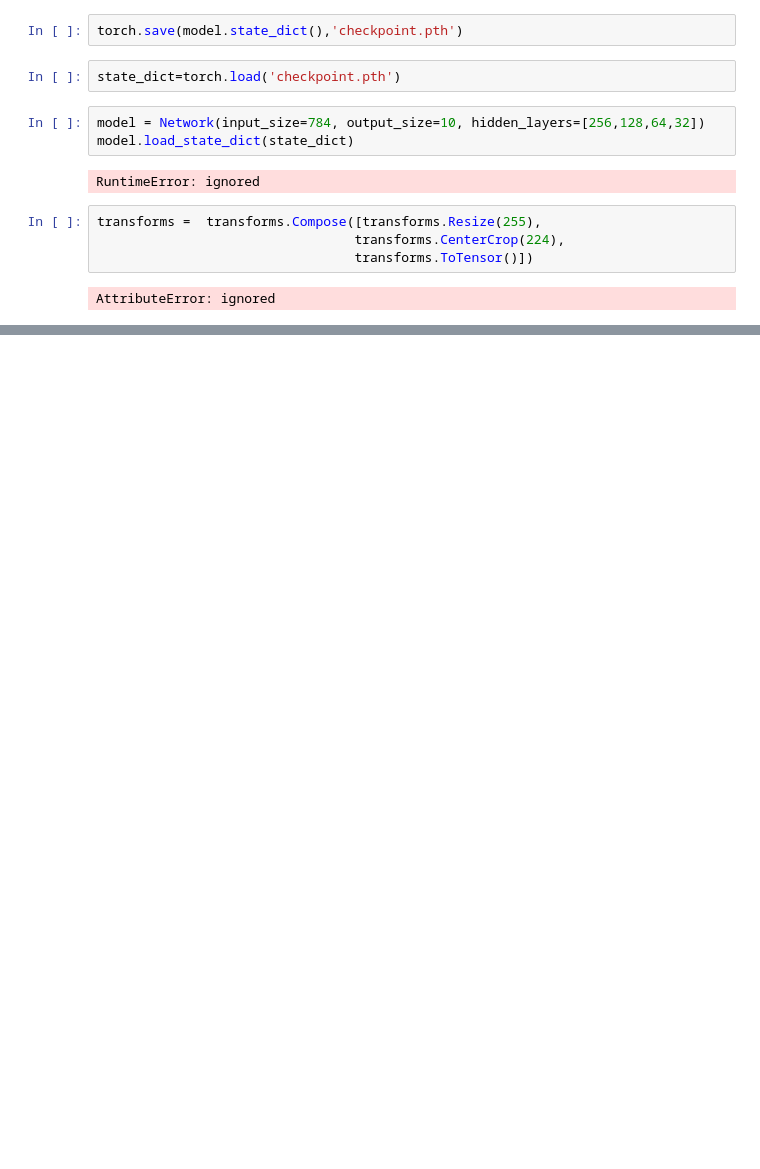
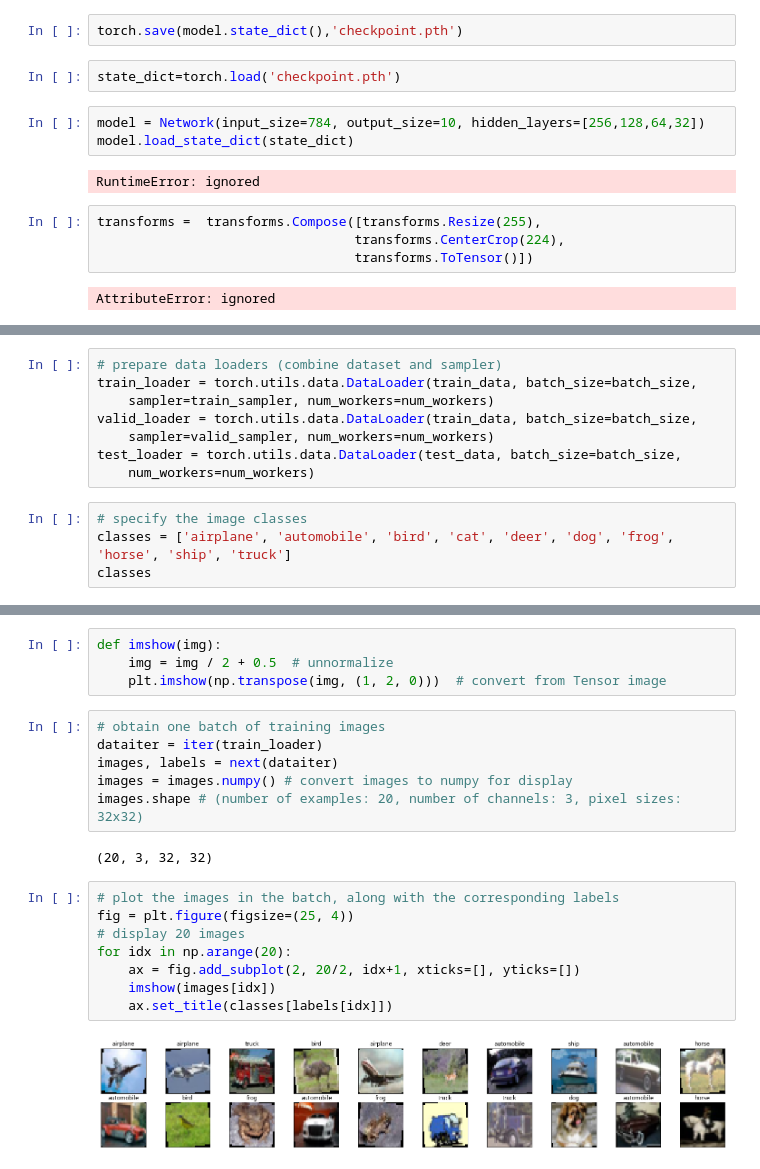
Before and after one commit to Dhanunjaikumar369/deep-learning-v2-pytorch, a Jupyter notebook: Pytorch_Practice.ipynb, the cells around one changed output, grey strips where cells are left out. Saved outputs shown, nothing was run; the diff lists cells and outputs as text; blank space fills up the shorter version.

```diff
--- a/Pytorch_Practice.ipynb
+++ b/Pytorch_Practice.ipynb
@@ -1085,0 +1345,12 @@ torch.Size([224, 224])
+# %%
+# prepare data loaders (combine dataset and sampler)
+train_loader = torch.utils.data.DataLoader(train_data, batch_size=batch_size,
+    sampler=train_sampler, num_workers=num_workers)
+valid_loader = torch.utils.data.DataLoader(train_data, batch_size=batch_size,
+    sampler=valid_sampler, num_workers=num_workers)
+test_loader = torch.utils.data.DataLoader(test_data, batch_size=batch_size,
+    num_workers=num_workers)
+# %%
+# specify the image classes
+classes = ['airplane', 'automobile', 'bird', 'cat', 'deer', 'dog', 'frog', 'horse', 'ship', 'truck']
+classes
@@ -1085,0 +1368,22 @@ torch.Size([224, 224])
+# %%
+def imshow(img):
+    img = img / 2 + 0.5  # unnormalize
+    plt.imshow(np.transpose(img, (1, 2, 0)))  # convert from Tensor image
+# %%
+# obtain one batch of training images
+dataiter = iter(train_loader)
+images, labels = next(dataiter)
+images = images.numpy() # convert images to numpy for display
+images.shape # (number of examples: 20, number of channels: 3, pixel sizes: 32x32)
+# %% [output]
+(20, 3, 32, 32)
+# %%
+# plot the images in the batch, along with the corresponding labels
+fig = plt.figure(figsize=(25, 4))
+# display 20 images
+for idx in np.arange(20):
+    ax = fig.add_subplot(2, 20/2, idx+1, xticks=[], yticks=[])
+    imshow(images[idx])
+    ax.set_title(classes[labels[idx]])
+# %% [output]
+[figure, added]
```
Also changed, not shown: parts of 41 cells of this notebook.
